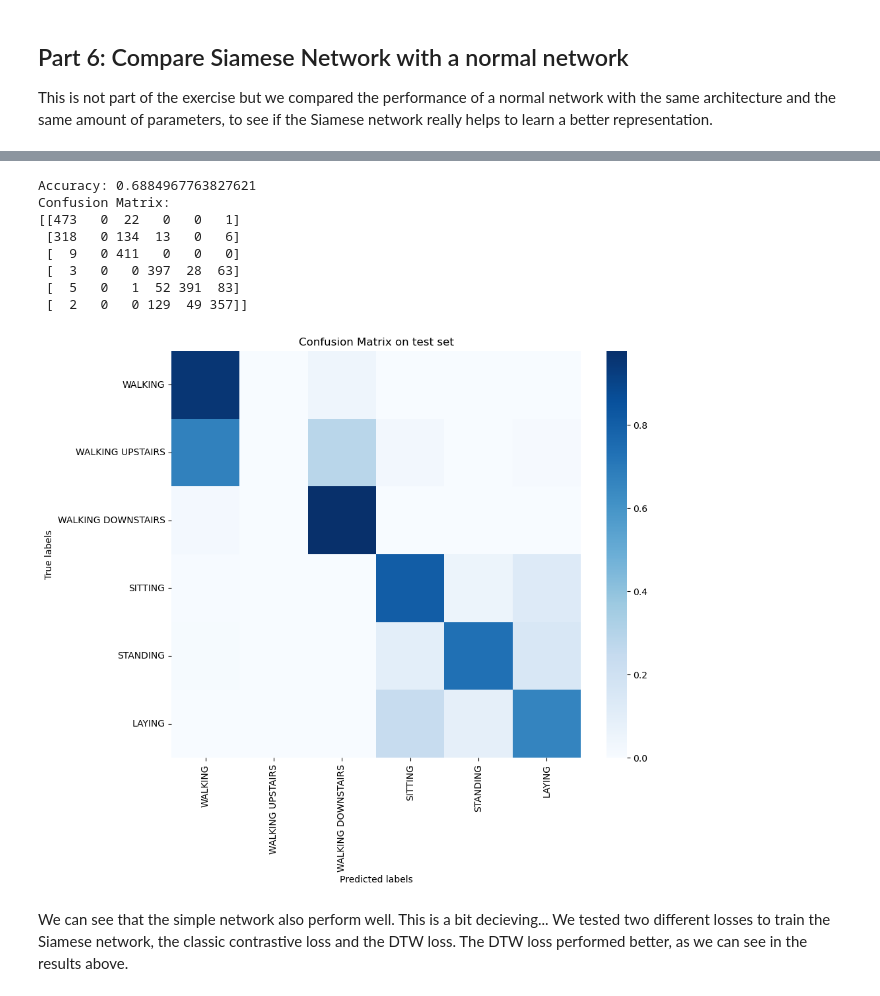
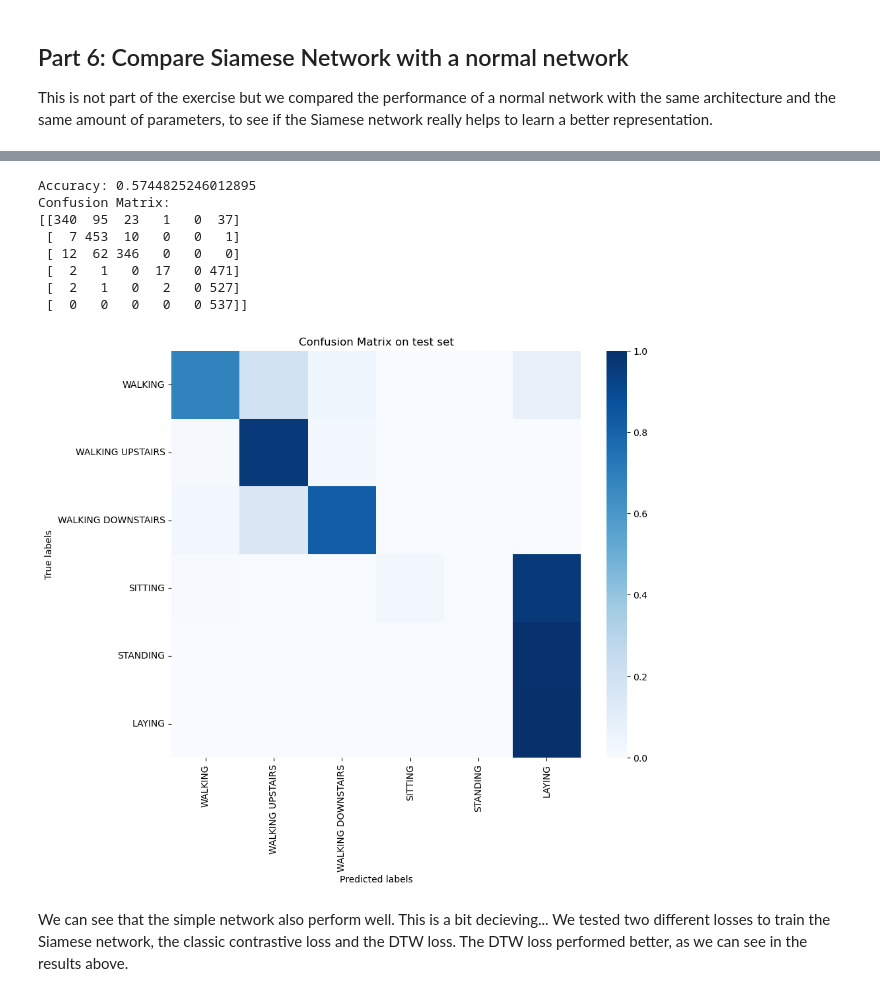
Before and after one commit to AlexiaALLAL/Mixt_december, a Jupyter notebook: Unsupervised_Feature_Alignment_with_Soft_DTW.ipynb, the cells around one changed output, grey strips where cells are left out. Saved outputs shown, nothing was run; the diff lists cells and outputs as text; code cells hidden in the pictures.

```diff
--- a/Unsupervised_Feature_Alignment_with_Soft_DTW.ipynb
+++ b/Unsupervised_Feature_Alignment_with_Soft_DTW.ipynb
@@ -648,7 +632,7 @@ def evaluate(model, test_loader):
         y_true.extend(label.detach().numpy())
     return y_true, y_pred
 
-y_true, y_pred = evaluate(model_classic_contrastive, test_loader)
+y_true, y_pred = evaluate(model_classic_contrastive, test_loader_simple)
 accuracy = accuracy_score(y_true, y_pred)
 conf_matrix = confusion_matrix(y_true, y_pred)
 
@@ -706,25 +690,8 @@ def fine_tune(model, train_loader, criterion, optimizer, num_epochs=10):
 criterion = torch.nn.CrossEntropyLoss()
 optimizer = torch.optim.Adam(fc.parameters(), lr=0.001)
 
-# Create a DataLoader
-class Dataset(Dataset):
-    def __init__(self, data, labels):
-        self.data = data
-        self.labels = labels
+train_loader_simple = DataLoader(train_dataset_simple, batch_size=64, shuffle=True)
+test_loader_simple = DataLoader(test_dataset_simple, batch_size=64, shuffle=False)
 
-    def __len__(self):
-        return len(self.data)
-
-    def __getitem__(self, idx):
-        seq = self.data[idx]
-        label = self.labels[idx]
-        return torch.tensor(seq, dtype=torch.float32, requires_grad=True), torch.tensor(label, dtype=torch.float32)
-
-train_dataset = Dataset(tx_train_all[:,:,0:6], target_train)
-train_loader = DataLoader(train_dataset, batch_size=64, shuffle=True)
-
-test_dataset = Dataset(tx_test_all[:,:,0:6], target_test)
-test_loader = DataLoader(test_dataset, batch_size=64, shuffle=False)
-
-model_dtw = fine_tune(model_dtw, train_loader, criterion, optimizer, num_epochs=20)
+model_dtw = fine_tune(model_dtw, train_loader_simple, criterion, optimizer, num_epochs=50)
 # %% [output]
@@ -762,7 +726,7 @@ def evaluate(model, test_loader):
         y_true.extend(label.detach().numpy())
     return y_true, y_pred
 
-y_true, y_pred = evaluate(model_dtw, test_loader)
+y_true, y_pred = evaluate(model_dtw, test_loader_simple)
 accuracy = accuracy_score(y_true, y_pred)
 conf_matrix = confusion_matrix(y_true, y_pred)
 
@@ -794,7 +758,7 @@ Confusion Matrix:
 
 This is not part of the exercise but we compared the performance of a normal network with the same architecture and the same amount of parameters, to see if the Siamese network really helps to learn a better representation.
 # %%
-# Define a simple model for classification, with the same archiparameters as the Siamese network
+# Define a simple model for classification, with the same hyperparameters as the Siamese network
 
 class SimpleModel(torch.nn.Module):
     def __init__(self, input_size, hidden_size):
@@ -817,7 +781,7 @@ class SimpleModel(torch.nn.Module):
         )
         # output (128) at this point
         # Add a fully connected layer for classification
-        fc = torch.nn.Sequential(
+        self.fc = torch.nn.Sequential(
             torch.nn.Linear(128, 64),
             torch.nn.ReLU(),
             torch.nn.Linear(64, 6),
@@ -829,7 +793,7 @@ class SimpleModel(torch.nn.Module):
         x = self.first_layers(x)
         x = x.view(-1, self.hidden_size * 128)
         x = self.last_layers(x)
-        x = fc(x)
+        x = self.fc(x)
         return x
 
 def train_simple_model(model, train_loader, criterion, optimizer, num_epochs=10):
@@ -844,16 +808,15 @@ def train_simple_model(model, train_loader, criterion, optimizer, num_epochs=10)
         print(f"Epoch {epoch+1}, Loss: {loss.item()}")
     return model
 
-input_size = train_dataset[0][0].shape[1]
+input_size = train_dataset_simple[0][0].shape[1]
 hidden_size = 128 # features space dimension
 simple_model = SimpleModel(input_size, hidden_size)
 
 criterion = torch.nn.CrossEntropyLoss()
 optimizer = torch.optim.Adam(simple_model.parameters(), lr=0.001)
 
-# We keep the same Dataset class as before
-train_loader = DataLoader(train_dataset, batch_size=64, shuffle=True)
-test_loader = DataLoader(test_dataset, batch_size=64, shuffle=False)
+train_loader_simple = DataLoader(train_dataset_simple, batch_size=64, shuffle=True)
+test_loader_simple = DataLoader(test_dataset_simple, batch_size=64, shuffle=False)
 
-simple_model = train_simple_model(simple_model, train_loader, criterion, optimizer, num_epochs=50)
+simple_model = train_simple_model(simple_model, train_loader_simple, criterion, optimizer, num_epochs=20)
 # %% [output]
@@ -878,42 +826,42 @@ Epoch 50, Loss: 1.331007719039917
 # Evaluate the simple model
 def evaluate(model, test_loader):
     model.eval()
     y_pred = []
     y_true = []
     for i, (seq, label) in enumerate(test_loader):
         out = model(seq)
         pred = torch.argmax(out, dim=1)
         y_pred.extend(pred.detach().numpy())
         y_true.extend(label.detach().numpy())
     return y_true, y_pred
 
-y_true, y_pred = evaluate(simple_model, test_loader)
+y_true, y_pred = evaluate(simple_model, test_loader_simple)
 accuracy = accuracy_score(y_true, y_pred)
 conf_matrix = confusion_matrix(y_true, y_pred)
 
 print(f"Accuracy: {accuracy}")
 print(f"Confusion Matrix:\n{conf_matrix}")
 
 # Plot the confusion matrix
 plt.figure(figsize=(10, 8))
 conf_matrix = confusion_matrix(y_true, y_pred, normalize='true')
 sns.heatmap(
     conf_matrix, fmt='g', cmap='Blues',
     xticklabels=labels.values(), yticklabels=labels.values())
 plt.xlabel('Predicted labels')
 plt.ylabel('True labels')
 plt.title('Confusion Matrix on test set')
 plt.show()
 # %% [output]
-Accuracy: 0.6884967763827621
+Accuracy: 0.5744825246012895
 Confusion Matrix:
-[[473   0  22   0   0   1]
- [318   0 134  13   0   6]
- [  9   0 411   0   0   0]
- [  3   0   0 397  28  63]
- [  5   0   1  52 391  83]
- [  2   0   0 129  49 357]]
+[[340  95  23   1   0  37]
+ [  7 453  10   0   0   1]
+ [ 12  62 346   0   0   0]
+ [  2   1   0  17   0 471]
+ [  2   1   0   2   0 527]
+ [  0   0   0   0   0 537]]
-[figure, old version]
+[figure, new version]
 # %% [markdown]
 We can see that the simple network also perform well. This is a bit decieving...
 We tested two different losses to train the Siamese network, the classic contrastive loss and the DTW loss. The DTW loss performed better, as we can see in the results above.
```
Also changed, not shown: parts of 17 cells of this notebook.
